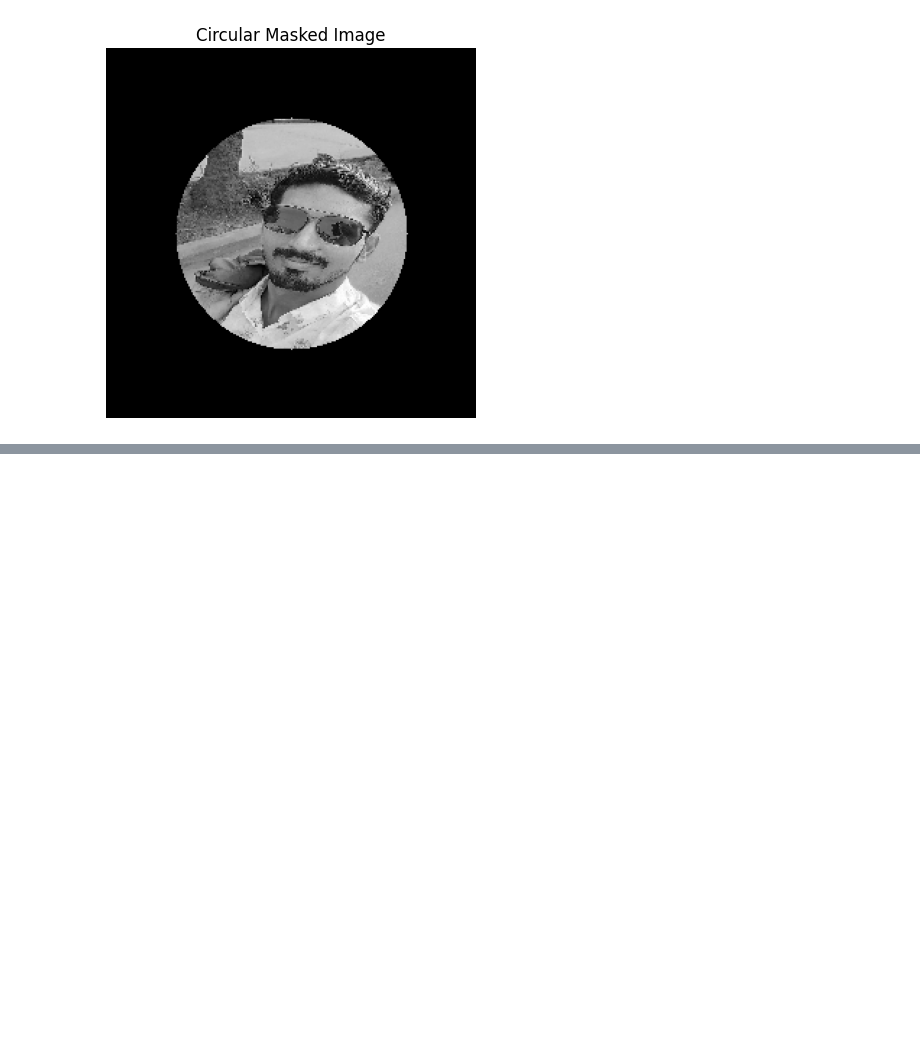
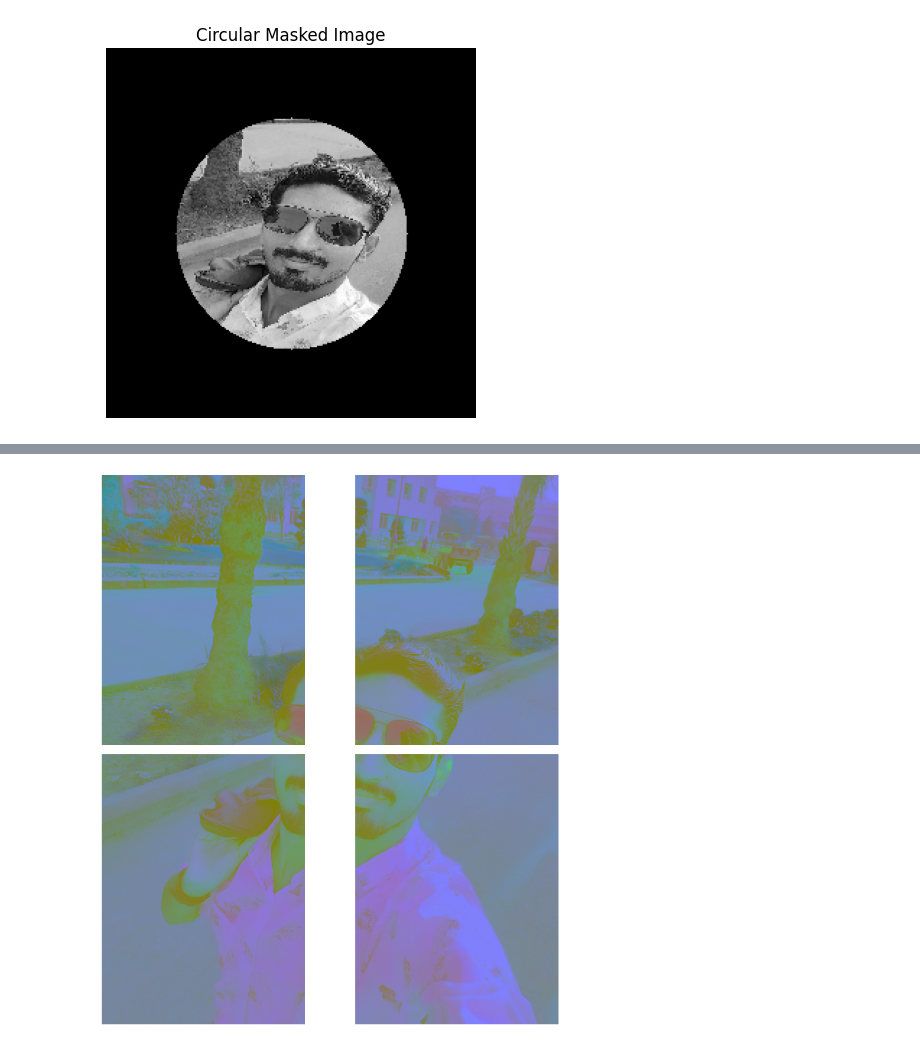
Before and after one commit to Bhawanand394/FINAL-PROJECT-SUBMISSION, a Jupyter notebook: BML_LAB_1.ipynb, the cells around one changed output, grey strips where cells are left out. Cells and saved outputs as stored; diff of their text form; code cells hidden in the pictures; blank space fills up the shorter version.

```diff
--- a/BML_LAB_1.ipynb
+++ b/BML_LAB_1.ipynb
@@ -65,0 +93,35 @@ plt.show()
+# %%
+h, w, _ = image.shape
+h_half, w_half = h // 2, w // 2
+
+top_left = image[0:h_half, 0:w_half]
+top_right = image[0:h_half, w_half:w]
+bottom_left = image[h_half:h, 0:w_half]
+bottom_right = image[h_half:h, w_half:w]
+
+plt.figure(figsize=(10, 10))
+
+plt.subplot(2, 2, 1)
+plt.imshow(cv2.cvtColor(top_left, cv2.COLOR_BGR2RGB))
+plt.title('')
+plt.axis('off')
+
+plt.subplot(2, 2, 2)
+plt.imshow(cv2.cvtColor(top_right, cv2.COLOR_BGR2RGB))
+plt.title('')
+plt.axis('off')
+
+plt.subplot(2, 2, 3)
+plt.imshow(cv2.cvtColor(bottom_left, cv2.COLOR_BGR2RGB))
+plt.title('')
+plt.axis('off')
+
+plt.subplot(2, 2, 4)
+plt.imshow(cv2.cvtColor(bottom_right, cv2.COLOR_BGR2RGB))
+plt.title('')
+plt.axis('off')
+
+plt.tight_layout()
+plt.show()
+# %% [output]
+[figure, added]
```
Also changed, not shown: parts of 16 cells of this notebook.
